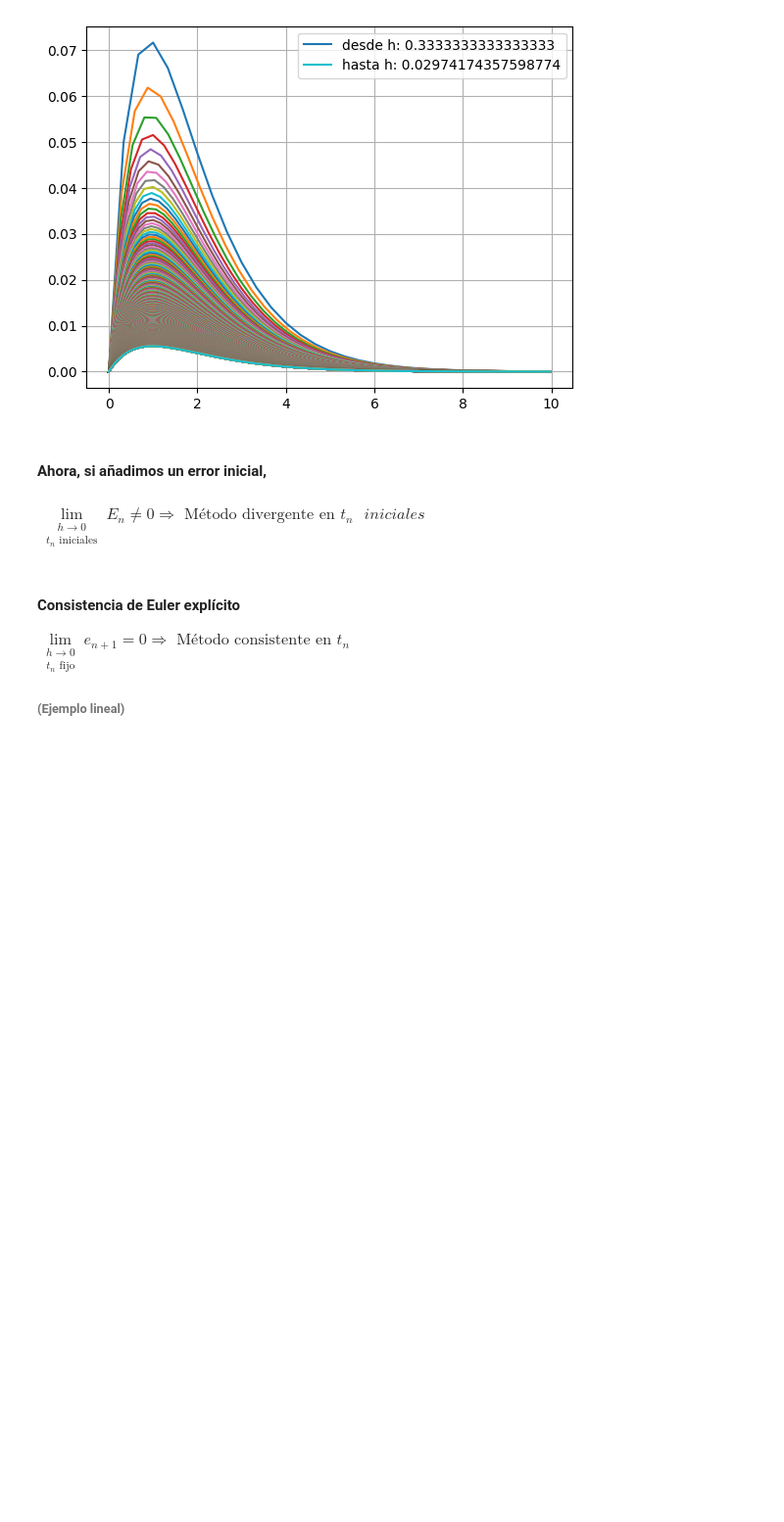
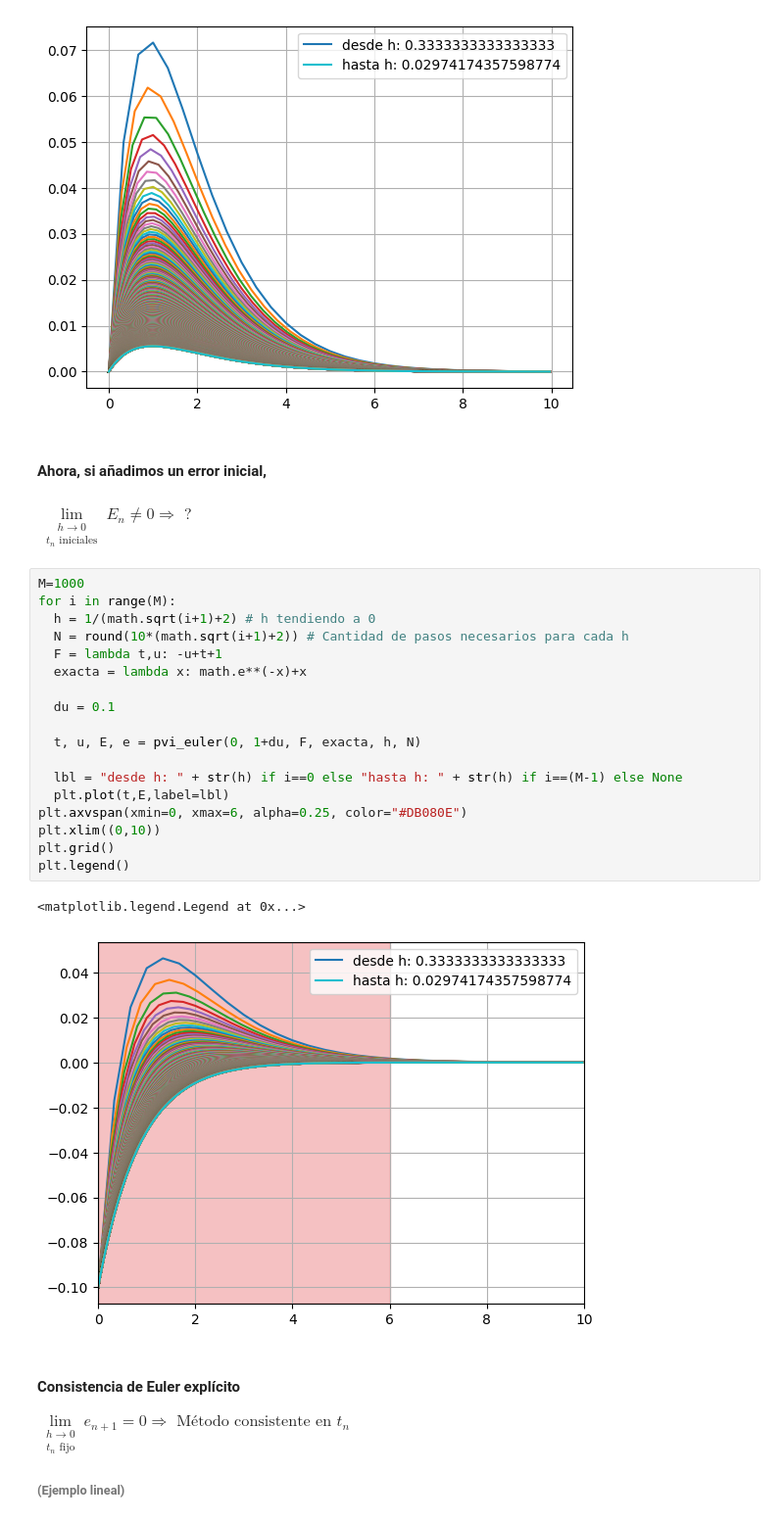
Before and after one commit to sbarreto10/AnalisisNumerico, a Jupyter notebook: LaboNumerico/numerico_practica.ipynb, the cells around one changed output. Shown at 98% size. Cells and saved outputs as stored; diff of their text form; blank space fills up the shorter version.

```diff
--- a/LaboNumerico/numerico_practica.ipynb
+++ b/LaboNumerico/numerico_practica.ipynb
@@ -446,7 +446,28 @@ plt.legend()
 [figure]
 # %% [markdown]
 #### Ahora, si añadimos un error inicial,
-#### $\lim\limits_{\substack{h\to 0\\t_n\text{ iniciales}}} E_n ≠ 0 \Rightarrow \text{ Método divergente en }t_n\text{ }iniciales$
+#### $\lim\limits_{\substack{h\to 0\\t_n\text{ iniciales}}} E_n ≠ 0 \Rightarrow \text{ ? }$
+# %%
+M=1000
+for i in range(M):
+  h = 1/(math.sqrt(i+1)+2) # h tendiendo a 0
+  N = round(10*(math.sqrt(i+1)+2)) # Cantidad de pasos necesarios para cada h
+  F = lambda t,u: -u+t+1
+  exacta = lambda x: math.e**(-x)+x
+
+  du = 0.1
+
+  t, u, E, e = pvi_euler(0, 1+du, F, exacta, h, N)
+
+  lbl = "desde h: " + str(h) if i==0 else "hasta h: " + str(h) if i==(M-1) else None
+  plt.plot(t,E,label=lbl)
+plt.axvspan(xmin=0, xmax=6, alpha=0.25, color="#DB080E")
+plt.xlim((0,10))
+plt.grid()
+plt.legend()
+# %% [output]
+<matplotlib.legend.Legend at 0x...>
+[figure, added]
 # %% [markdown]
 #### Consistencia de Euler explícito
 $\lim\limits_{\substack{h\to 0\\t_n\text{ fijo}}} e_{n+1} = 0 \Rightarrow \text{ Método consistente en }t_n$
```
Also changed, not shown: parts of 6 cells of this notebook.
